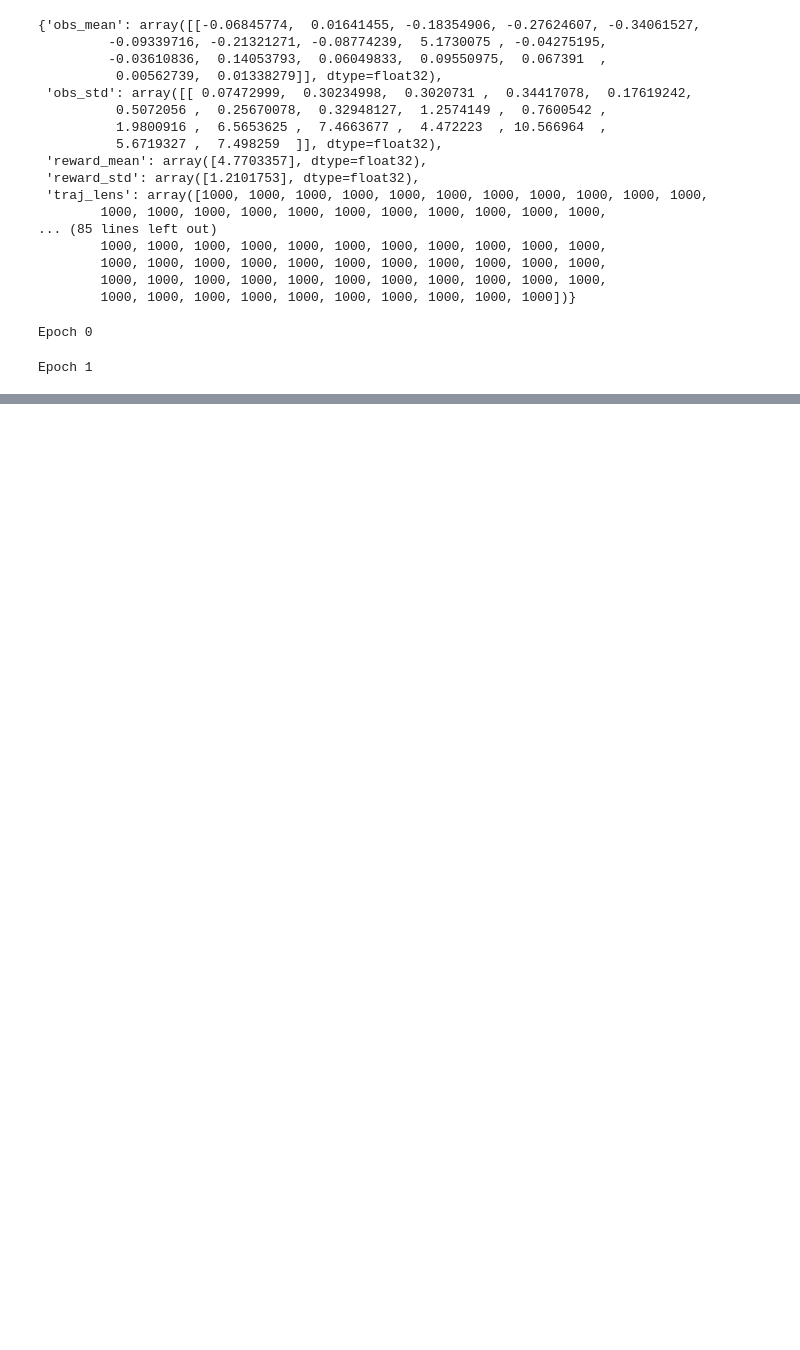
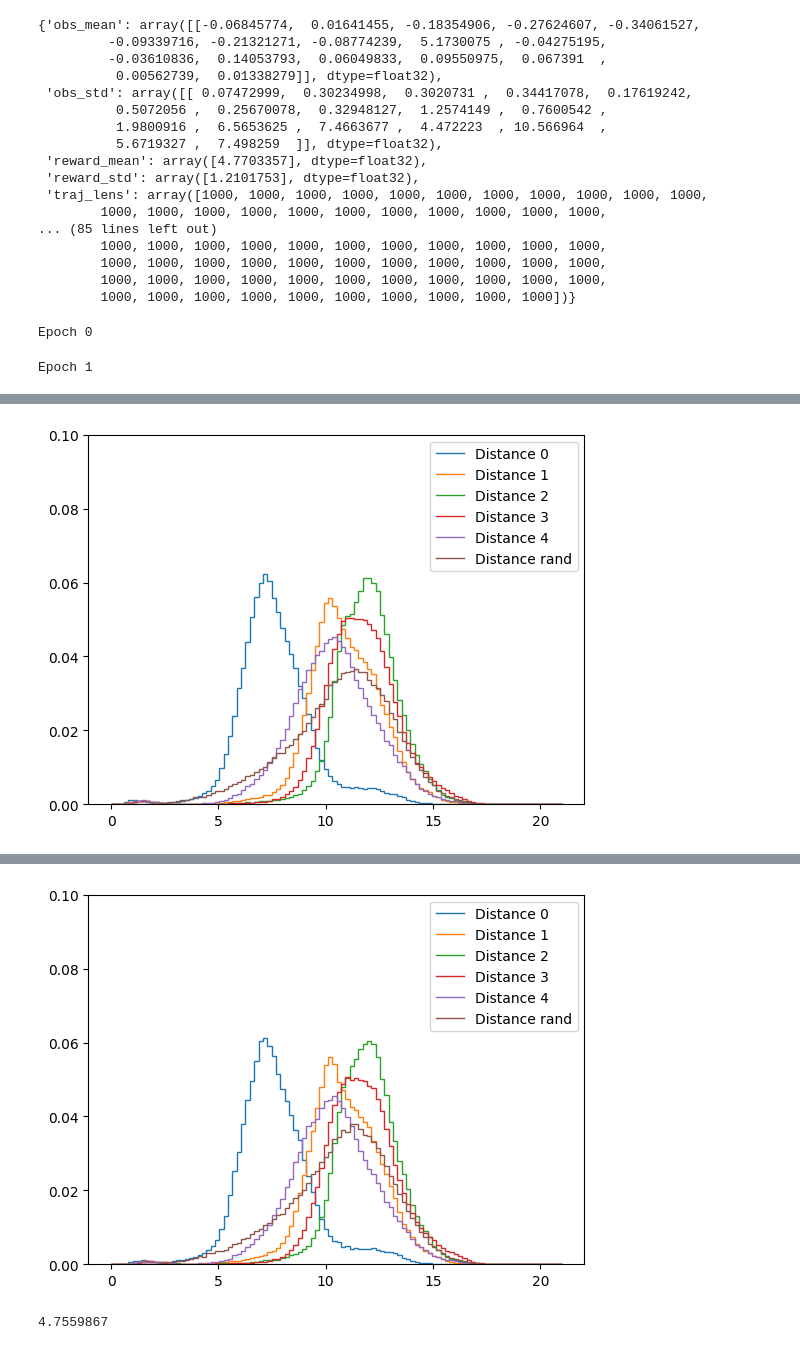
Before and after one commit to ktolnos/in-context-search-rl, a Jupyter notebook: test3.ipynb, the cells around one changed output, grey strips where cells are left out. Cells and saved outputs as stored; diff of their text form; code cells hidden in the pictures; blank space fills up the shorter version.

```diff
--- a/test3.ipynb
+++ b/test3.ipynb
@@ -301,27 +317,41 @@ val_set_loader = DataLoader(val_set, batch_size=batch_size, shuffle=True, genera
 def plot_hists(loader):
     model_loss_total = 0
     model_loss_shuffle = 0
-    bins = np.linspace(0, 7, 100, endpoint=True)
+    inv_model_loss_total = 0
+    inv_model_loss_shuffle = 0
+    bins = np.linspace(0, 20, 100, endpoint=True)
     bins = np.concatenate([bins, [10000]])
     hists = dict()
+    max_batches = 500
     with torch.no_grad():
-        for batch in loader:
+        for batch_i, batch in enumerate(loader):
             z = encoder(batch['observations'])
             z_next = encoder(batch['next_observations'])
             z_pred = forward_model(z, batch['actions'])
             for i in range(z_next.shape[1]):
                 hists[i] = hists.get(i, np.zeros_like(bins[:-1]))
-                dist = torch.norm(z[0] - z_next[i], dim=-1)
+                dist = torch.norm(z[:, 0] - z_next[:, i], dim=-1)
                 hists[i] += np.histogram(dist.cpu().numpy(), bins=bins)[0]
             hists["rand"] = hists.get("rand", np.zeros_like(bins[:-1]))
-            dist_rand = torch.norm(z[0] - z_next[torch.randperm(len(z))], dim=-1)
-            hists["rand"] += np.histogram(dist_rand).cpu().numpy(), bins=bins)[0]
+            dist_rand = torch.norm(z[:, 0] - z_next[torch.randperm(len(z)), 0], dim=-1)
+            hists["rand"] += np.histogram(dist_rand.cpu().numpy(), bins=bins)[0]
+
 
             model_loss_total += model_loss_fn(z_pred, z_next)
             model_loss_shuffle += model_loss_fn(z_pred, z_next[torch.randperm(len(z))])
+
+            action_pred = inv_model(torch.cat([z[:, 0], z_next[:, 2]], dim=-1))
+            action_pred_rand = inv_model(torch.cat([z[:, 0], z_next[torch.randperm(len(z)), 2]], dim=-1))
+            inv_model_loss_total += F.mse_loss(action_pred, batch['actions'][:, 0])
+            inv_model_loss_shuffle += F.mse_loss(action_pred_rand, batch['actions'][:, 0])
+
+            if batch_i > max_batches:
+                break
     print(
         f"Model loss: {model_loss_total / len(loader)}\n"
         f"Model loss (shuffle): {model_loss_shuffle / len(loader)}"
+        f"Inv model loss: {inv_model_loss_total / len(loader)}\n"
+        f"Inv model loss (shuffle): {inv_model_loss_shuffle / len(loader)}"
     )
 
     plotting_bins = np.copy(bins)
@@ -337,3 +367,4 @@ def plot_hists(loader):
 
 plot_hists(val_set_loader)
 plot_hists(dataloader)
+# %% [output]
@@ -339,0 +374 @@ plot_hists(dataloader)
+[figure, added]
@@ -340,3 +378,4 @@ plot_hists(dataloader)
+[figure, added]
 # %%
 from pynndescent import NNDescent
 from dataclasses import dataclass
@@ -362,4 +401,8 @@ for traj in tqdm(trajs):
     ind += traj['observations'].shape[0] - next_state_distance
+# %%
+np.linalg.norm(obs_norm[0] - obs_norm[1])
+# %% [output]
+4.7559867
 # %%
 index = NNDescent(obs_norm, metric='euclidean')
 # %%
```
Also changed, not shown: parts of 13 cells of this notebook, 14 other files.
